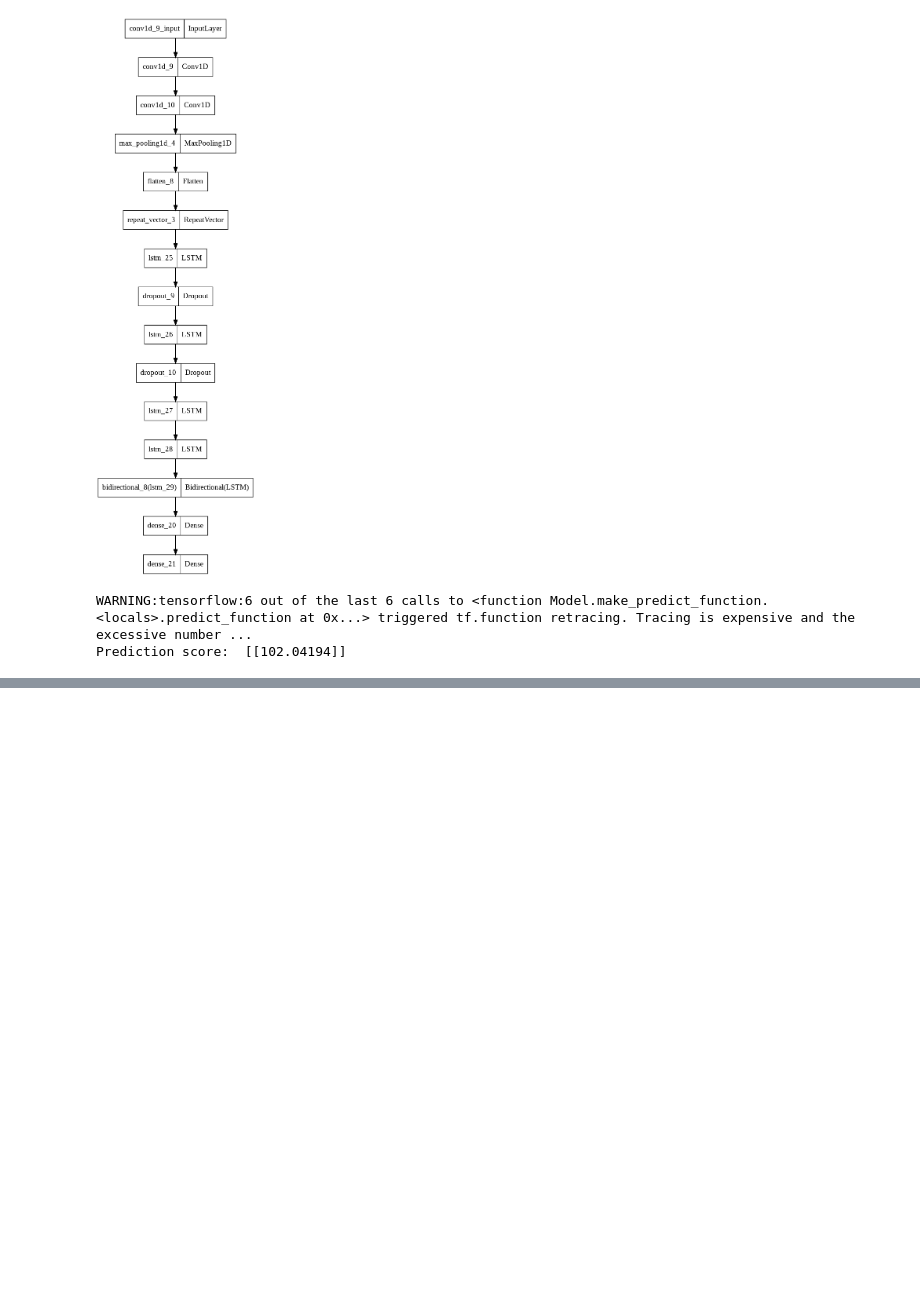
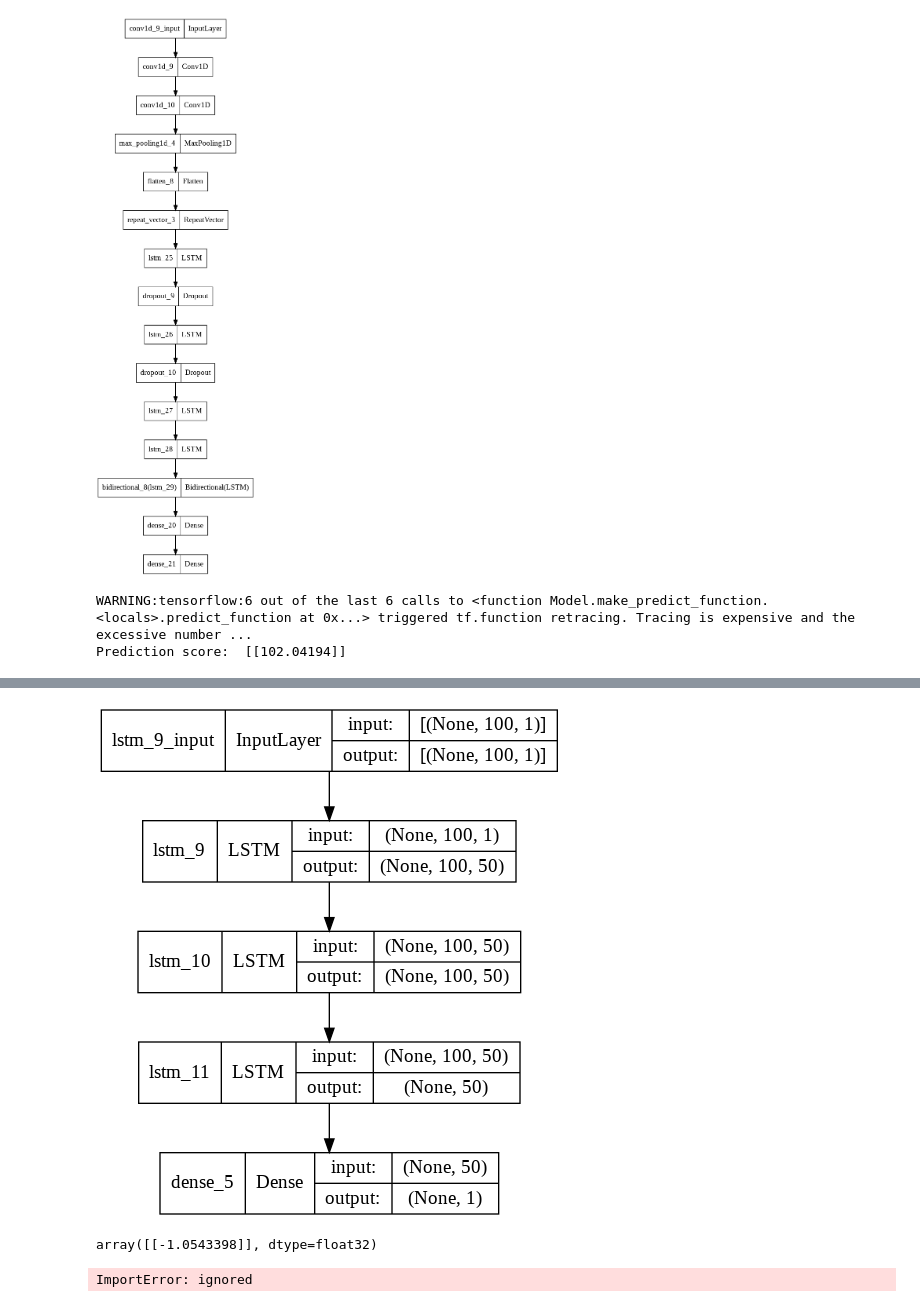
Before and after one commit to REHAB199/Saudi-Arabia-Weather-Deep-learning, a Jupyter notebook: Code/saudi_arabia_weather_Models.ipynb, the cells around one changed output, grey strips where cells are left out. Saved outputs shown, nothing was run; the diff lists cells and outputs as text; code cells hidden in the pictures; blank space fills up the shorter version.

```diff
--- a/Code/saudi_arabia_weather_Models.ipynb
+++ b/Code/saudi_arabia_weather_Models.ipynb
@@ -616,0 +679,8 @@ Prediction score:  [[102.04194]]
+# %%
+model = Sequential()
+model.add(LSTM(50,return_sequences= True,input_shape=(100,1)))
+model.add(LSTM(50,return_sequences=True))
+model.add(LSTM(50))
+model.add(Dense(1))
+model.compile(loss='mean_squared_error',optimizer='adam')
+model.summary()
@@ -616,0 +705,4 @@ Prediction score:  [[102.04194]]
+# %%
+plot_model(model, show_shapes=True)
+# %% [output]
+[figure, added]
@@ -616,0 +714,13 @@ Prediction score:  [[102.04194]]
+# %%
+#transform back to original form
+test_predict1 = Scaler.inverse_transform(test_predict)
+test_predict1
+# %% [output]
+array([[-1.0543398]], dtype=float32)
+# %%
+# calculate RMSE performance metrics
+import math
+from sklearn.metrics import mean_squred_error
+math.sqrt(mean_squared_error(ytest,test_predict))
+# %% [output]
+ImportError: ignored
```
Also changed, not shown: parts of 28 cells of this notebook.
